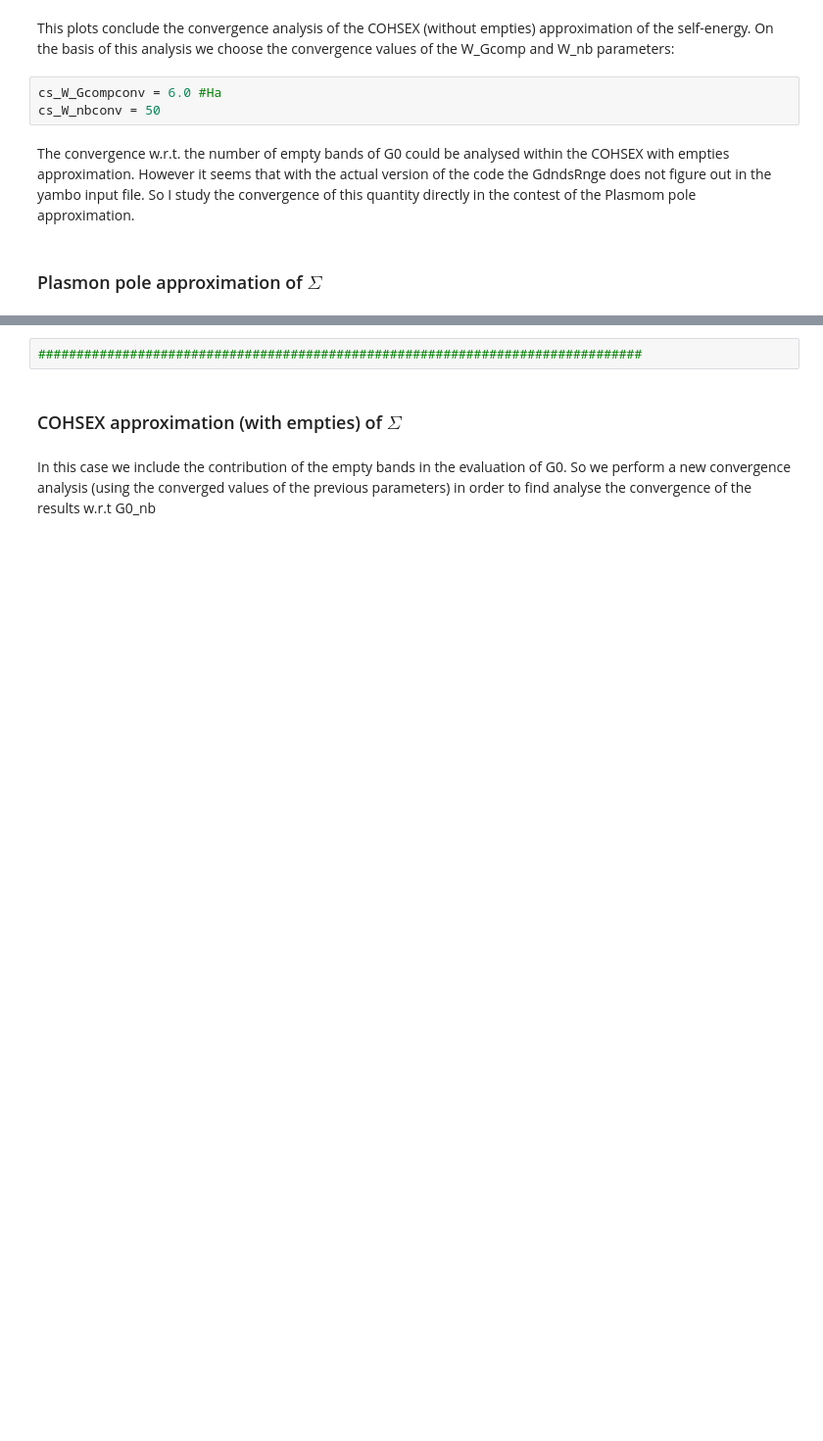
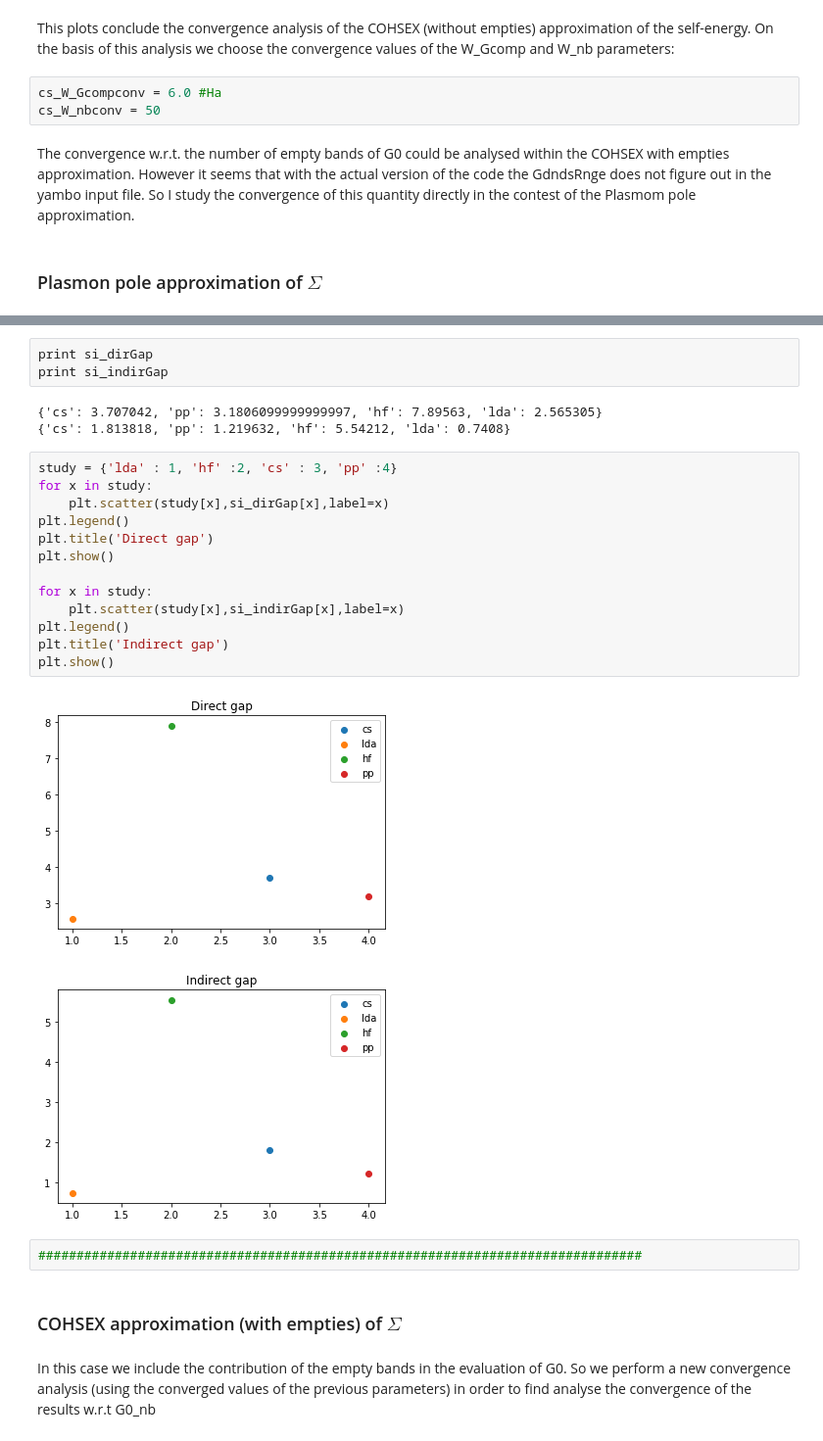
Before and after one commit to marcodalessandro76/Yambo-nb, a Jupyter notebook: Si-equilibrium/GW convergence analysis/GW Convergence Analysis.ipynb, the cells around one changed output, grey strips where cells are left out. Shown at 98% size. Cells and saved outputs as stored; diff of their text form; blank space fills up the shorter version.

```diff
--- a/Si-equilibrium/GW convergence analysis/GW Convergence Analysis.ipynb
+++ b/Si-equilibrium/GW convergence analysis/GW Convergence Analysis.ipynb
@@ -456,3 +585,25 @@ execute : cd yambo/k2_nb60 ; mpirun -np 8 yambo -F ppa-inp.in -J ppa-out -C ppa-
+# %%
+print si_dirGap
+print si_indirGap
+# %% [output]
+{'cs': 3.707042, 'pp': 3.1806099999999997, 'hf': 7.89563, 'lda': 2.565305}
+{'cs': 1.813818, 'pp': 1.219632, 'hf': 5.54212, 'lda': 0.7408}
+# %%
+study = {'lda' : 1, 'hf' :2, 'cs' : 3, 'pp' :4}
+for x in study:
+    plt.scatter(study[x],si_dirGap[x],label=x)
+plt.legend()
+plt.title('Direct gap')
+plt.show()
+
+for x in study:
+    plt.scatter(study[x],si_indirGap[x],label=x)
+plt.legend()
+plt.title('Indirect gap')
+plt.show()
+# %% [output]
+[figure, added]
+[figure, added]
 # %%
 ###############################################################################
 # %% [markdown]
```
Also changed, not shown: parts of 29 cells of this notebook, 1 other file.
